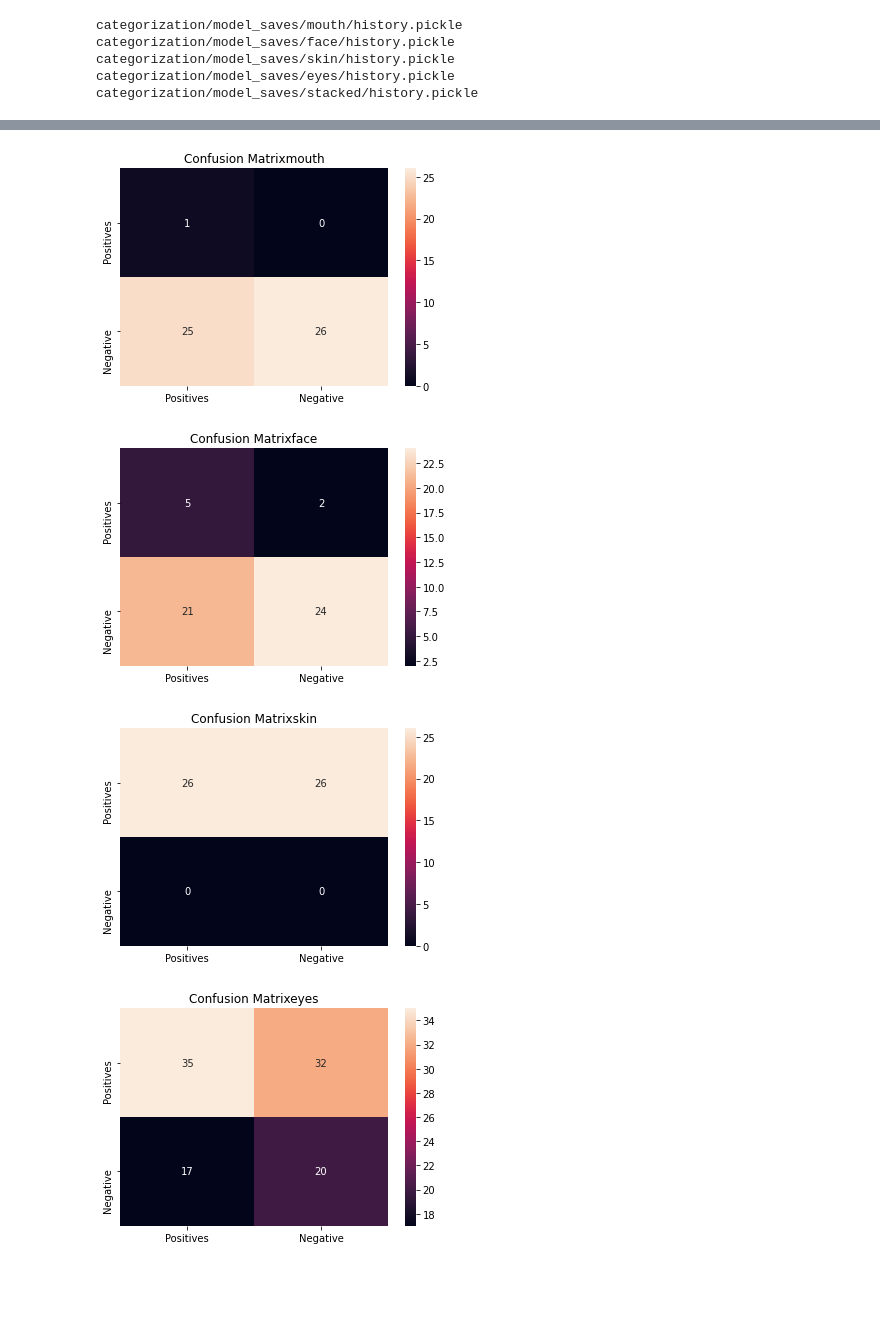
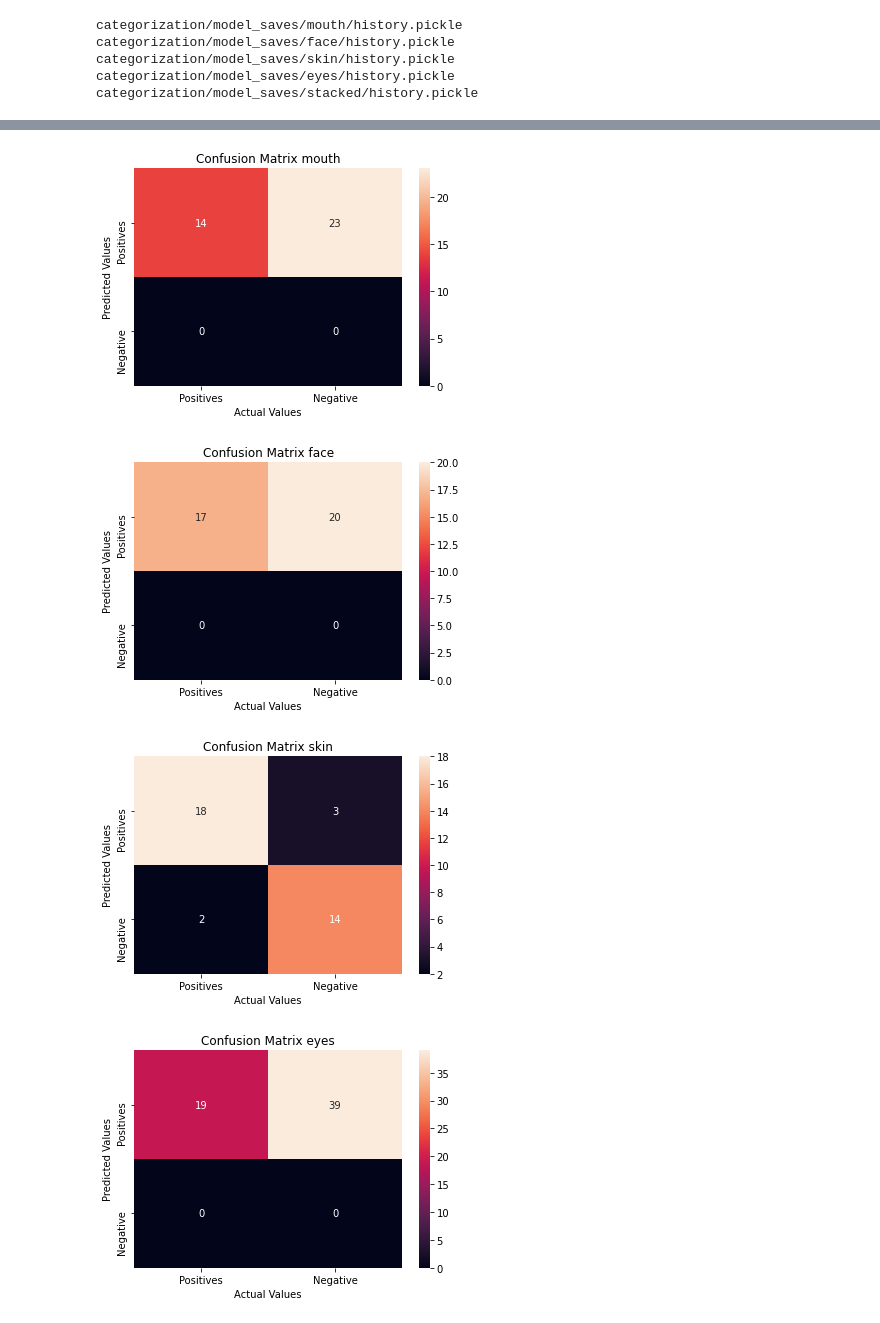
Before and after one commit to vandrw/ICU_Augment_and_Detect, a Jupyter notebook: categorization/make_plots.ipynb, the cells around one changed output, grey strips where cells are left out. Saved outputs shown, nothing was run; the diff lists cells and outputs as text; code cells hidden in the pictures; blank space fills up the shorter version.

```diff
--- a/categorization/make_plots.ipynb
+++ b/categorization/make_plots.ipynb
@@ -122,31 +129,34 @@ def print_raw(all_histories):
 # %%
 def plot_confusion_matrix(all_histories):
     i = 0
     for model in all_histories:
         final = len(all_histories[model]["accuracy"]) - 1
         fp = "val_false_positives"
         tp = "val_true_positives"
         tn = "val_true_negatives"
         fn = "val_false_negatives"
-        if i != 0 and i != 4:
+        if i != 0:
             fp = fp + "_" + str(i)
             tp = tp + "_" + str(i)
             tn = tn + "_" + str(i)
             fn = fn + "_" + str(i)
         matrix = [[all_histories[model][tp][final], all_histories[model][fp][final]],
                     [all_histories[model][fn][final], all_histories[model][tn][final]]]
         df_cm = pd.DataFrame(matrix, index = ["Positives", "Negative"],
               columns = ["Positives", "Negative"])
         ax = plt.axes()
         sn.heatmap(df_cm, annot=True, ax=ax)
-        ax.set_title('Confusion Matrix_' + str(model))
+        ax.set_title('Confusion Matrix ' + str(model))
+        ax.set_xlabel("Actual Values")
+        ax.set_ylabel("Predicted Values")
+        plt.savefig("data/plots/confusion_matrix_" + str(model) + ".png")
         plt.show()
         # plt.matshow(matrix)
         i += 1
 
 plot_confusion_matrix(all_histories)
 # %% [output]
-[figure, old version]
+[figure, new version]
-[figure, old version]
+[figure, new version]
-[figure, old version]
+[figure, new version]
-[figure, old version]
+[figure, new version]
```
Also changed, not shown: parts of 5 cells of this notebook, 3 other files.
